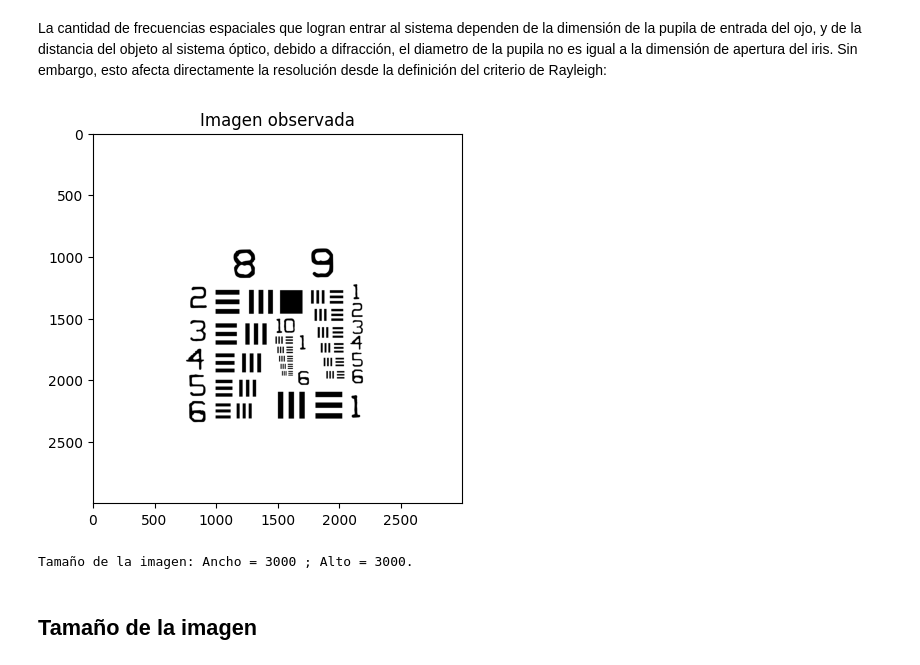
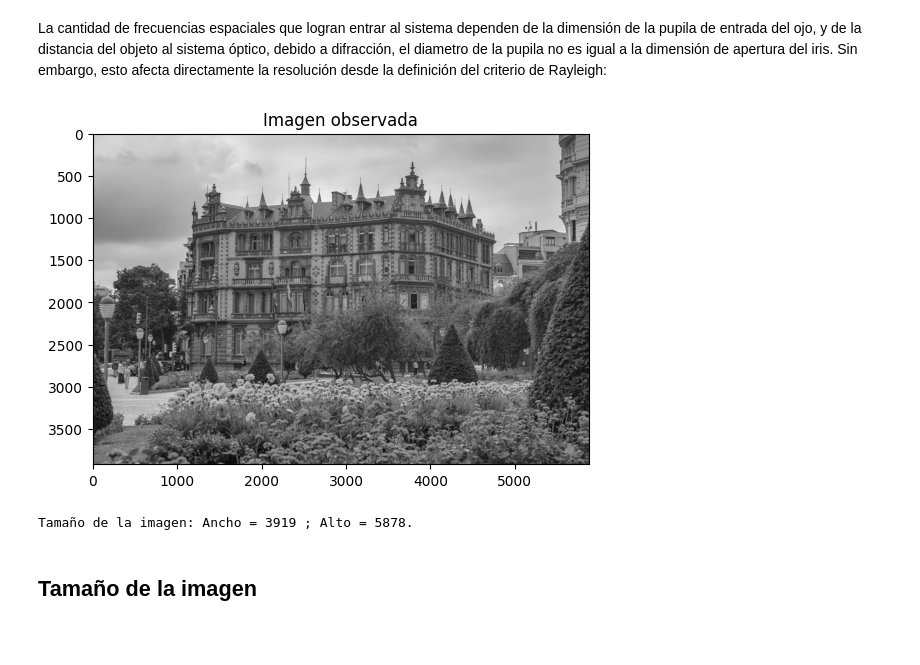
Before and after one commit to Felipe0Parra/IO, a Jupyter notebook: Visión humana y animal.ipynb, the cells around one changed output. Drawn from its saved outputs; the diff is of its cells as text; code cells hidden in the pictures; blank space fills up the shorter version.

```diff
--- a/Visión humana y animal.ipynb
+++ b/Visión humana y animal.ipynb
@@ -290,15 +290,15 @@ La cantidad de frecuencias espaciales que logran entrar al sistema dependen de l
 # %%
 wavelength_nm = 550e-6 # mm
 # %%
-imagen_obs = normalize_image(cv2.imread(URL_ADAP(r'C:\Users\Felipe\Pictures\Optica_Proyecto\USAF_3000px_cl.png'), 0))
+imagen_00 = normalize_image(cv2.imread(URL_ADAP(r'C:\Users\Felipe\Pictures\Optica_Proyecto\architecture-4353302.jpg'), 0))
 
-plt.imshow(imagen_obs, cmap = 'gray')
+plt.imshow(imagen_00, cmap = 'gray')
 plt.title('Imagen observada')
 plt.axis()
 plt.show()
 # %% [output]
-[figure, old version]
+[figure, new version]
 # %%
-print(f"Tamaño de la imagen: Ancho = {np.shape(imagen_obs)[0]} ; Alto = {np.shape(imagen_obs)[1]}.")
+print(f"Tamaño de la imagen: Ancho = {np.shape(imagen_00)[0]} ; Alto = {np.shape(imagen_00)[1]}.")
 # %% [output]
-Tamaño de la imagen: Ancho = 3000 ; Alto = 3000.
+Tamaño de la imagen: Ancho = 3919 ; Alto = 5878.
```
Also changed, not shown: parts of 35 cells of this notebook.
